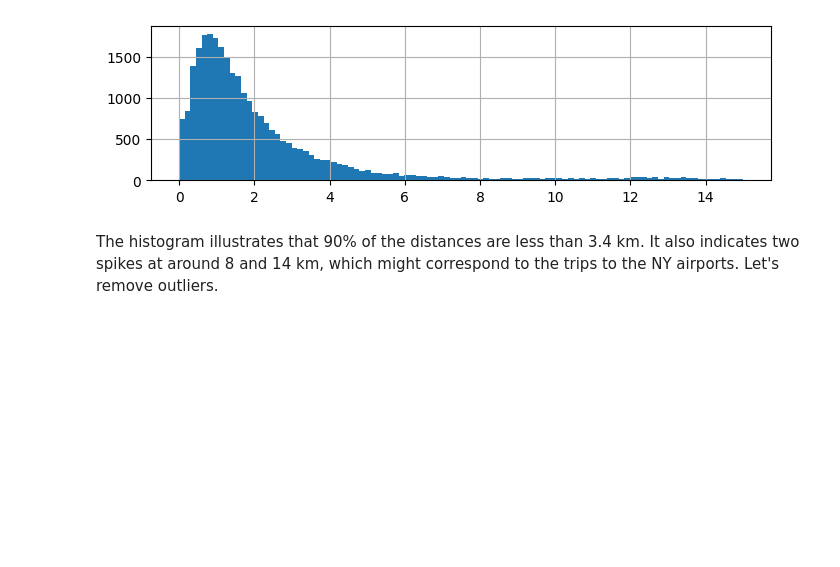
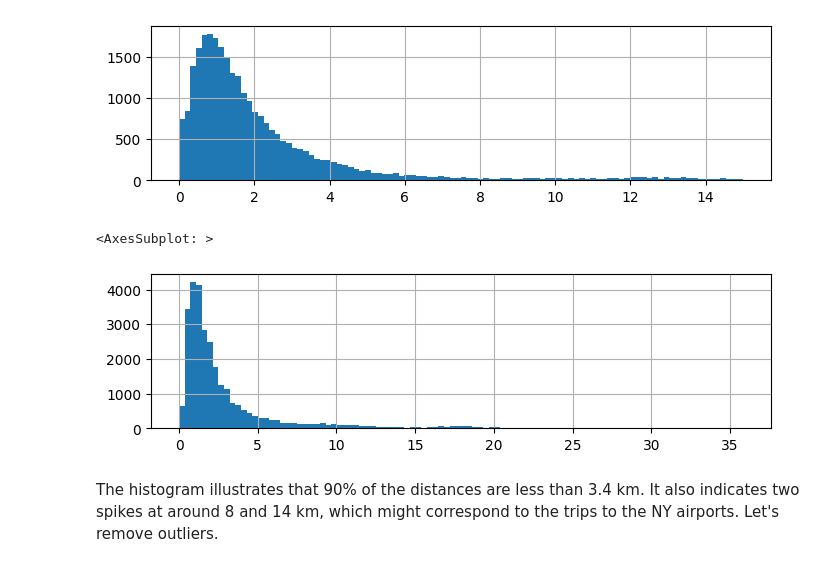
Before and after one commit to t3ch123/reimagined-computing-machine, a Jupyter notebook: notebook.ipynb, the cells around one changed output. Drawn from its saved outputs; the diff is of its cells as text; code cells hidden in the pictures; blank space fills up the shorter version.

```diff
--- a/notebook.ipynb
+++ b/notebook.ipynb
@@ -278,6 +314,11 @@ df_data[df_data.distance_km < 15].distance_km.hist(bins=100, figsize=(8, 2))
 # %% [output]
 <AxesSubplot: >
 [figure]
+# %%
+df_data[df_data.trip_distance < 100].trip_distance.hist(bins=100, figsize=(8, 2))
+# %% [output]
+<AxesSubplot: >
+[figure, added]
 # %% [markdown]
 The histogram illustrates that 90% of the distances are less than 3.4 km. It also indicates two spikes at around 8 and 14 km, which might correspond to the trips to the NY airports. Let's remove outliers.
 # %%
```
Also changed, not shown: parts of 10 cells of this notebook, 2 other files.
